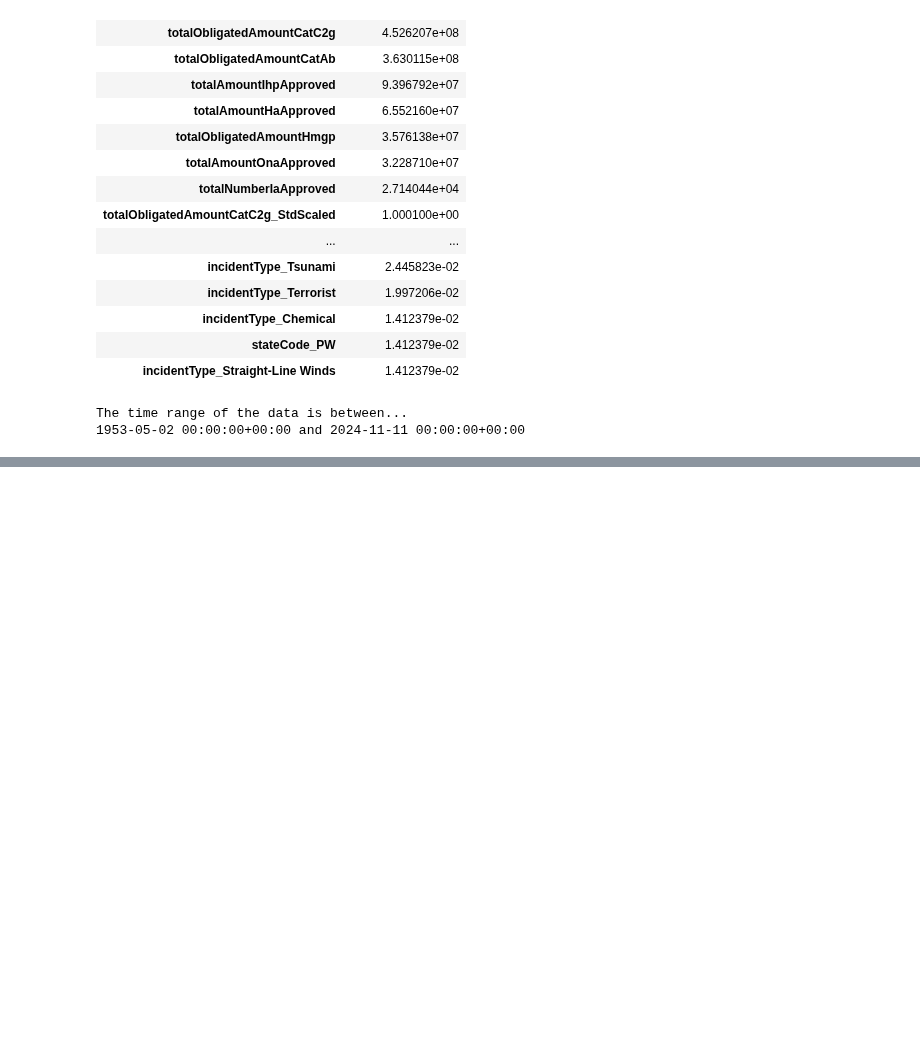
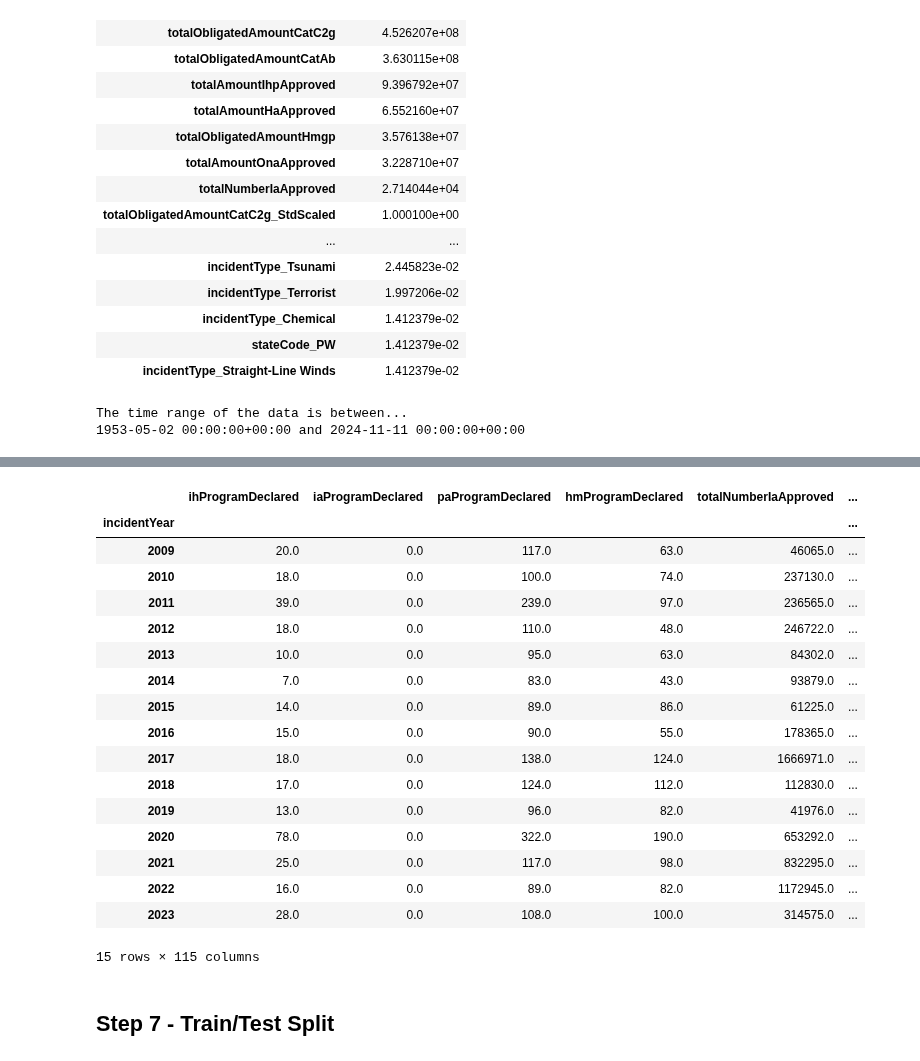
Before and after one commit to mdgarber/FEMADisasterCostForecasting, a Jupyter notebook: femadisastercostforecasting/notebooks/FEMA-Modeling.ipynb, the cells around one changed output, grey strips where cells are left out. Saved outputs shown, nothing was run; the diff lists cells and outputs as text; code cells hidden in the pictures; blank space fills up the shorter version.

Commit message:
on #7 train/test split

```diff
--- a/femadisastercostforecasting/notebooks/FEMA-Modeling.ipynb
+++ b/femadisastercostforecasting/notebooks/FEMA-Modeling.ipynb
@@ -193,9 +178,10 @@ The time range of the data is between...
 # %%
-# filter data to years: 1954-2023
+# create new DataFrame
 femaDataCleanV4 = femaDataCleanV3.copy()
+
+# create new column - incidentYear
 femaDataCleanV4['incidentYear'] = pd.to_datetime(femaDataCleanV3['incidentBeginDate']).dt.year
-femaDataCleanV4[['incidentBeginDate','incidentYear']]
-#femaDataCleanV4[['incidentBeginDate','incidentYear']][]
-#femaDataCleanV4.query('incidentYear' >= 1953 AND 'incidentYear' <= 2023)
-femaDataCleanV4.loc[femaDataCleanV4]
+
+# filter data to years: 1954-2023 - new DF 'femaDataCleanV4'
+femaDataCleanV4 = femaDataCleanV4.loc[(femaDataCleanV4['incidentYear'] >= 1954) & (femaDataCleanV4['incidentYear'] <= 2023)].copy()
 # %% [output]
@@ -218,0 +200,28 @@ Type:      method
+# %%
+# create Annual summaries table for year-by-year analysis
+femaAnnualStats = femaDataCleanV4.select_dtypes(exclude='object').copy()
+
+# Create grouped and summed totals by year
+femaAnnualStats = femaAnnualStats.groupby(by='incidentYear').sum().copy()
+# %%
+# display annual summary table
+femaAnnualStats.tail(15)
+# %% [output]
+|  | ihProgramDeclared | iaProgramDeclared | paProgramDeclared | hmProgramDeclared | totalNumberIaApproved | ... |
+| incidentYear |  |  |  |  |  | ... |
+| 2009 | 20.0 | 0.0 | 117.0 | 63.0 | 46065.0 | ... |
+| 2010 | 18.0 | 0.0 | 100.0 | 74.0 | 237130.0 | ... |
+| 2011 | 39.0 | 0.0 | 239.0 | 97.0 | 236565.0 | ... |
+| 2012 | 18.0 | 0.0 | 110.0 | 48.0 | 246722.0 | ... |
+| 2013 | 10.0 | 0.0 | 95.0 | 63.0 | 84302.0 | ... |
+| 2014 | 7.0 | 0.0 | 83.0 | 43.0 | 93879.0 | ... |
+| 2015 | 14.0 | 0.0 | 89.0 | 86.0 | 61225.0 | ... |
+| 2016 | 15.0 | 0.0 | 90.0 | 55.0 | 178365.0 | ... |
+| 2017 | 18.0 | 0.0 | 138.0 | 124.0 | 1666971.0 | ... |
+| 2018 | 17.0 | 0.0 | 124.0 | 112.0 | 112830.0 | ... |
+| 2019 | 13.0 | 0.0 | 96.0 | 82.0 | 41976.0 | ... |
+| 2020 | 78.0 | 0.0 | 322.0 | 190.0 | 653292.0 | ... |
+| 2021 | 25.0 | 0.0 | 117.0 | 98.0 | 832295.0 | ... |
+| 2022 | 16.0 | 0.0 | 89.0 | 82.0 | 1172945.0 | ... |
+| 2023 | 28.0 | 0.0 | 108.0 | 100.0 | 314575.0 | ... |
+15 rows × 115 columns
@@ -218,0 +346,2 @@ Type:      method
+# %% [markdown]
+## Step 7 - Train/Test Split
```
Also changed, not shown: parts of 11 cells of this notebook.
